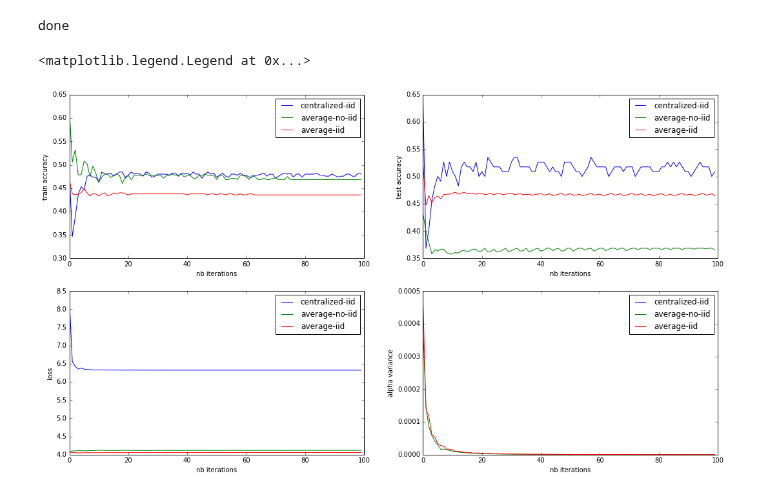
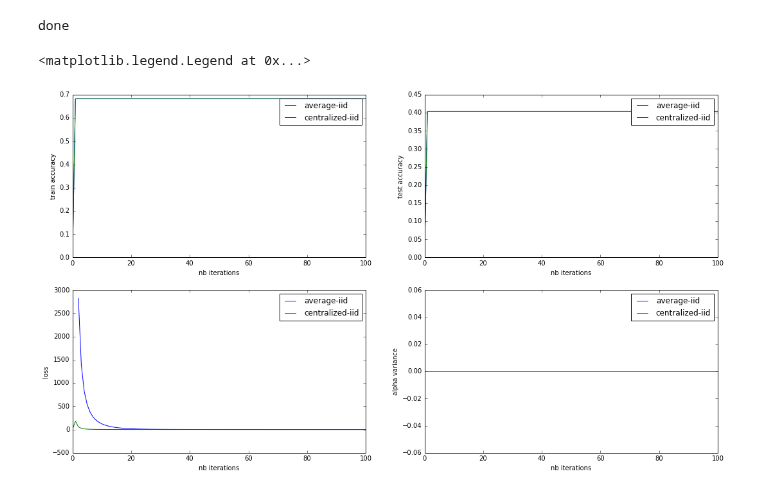
Before and after one commit to vzantedeschi/Dada, a Jupyter notebook: notebooks/Average Algorithm Study.ipynb, the cells around one changed output. Saved outputs shown, nothing was run; the diff lists cells and outputs as text; code cells hidden in the pictures.

Commit message:
central accuracy, tests, notebook update

```diff
--- a/notebooks/Average Algorithm Study.ipynb
+++ b/notebooks/Average Algorithm Study.ipynb
@@ -41,7 +41,7 @@ for n1, n2 in zip(nodes_iid, nodes_no_iid):
 
 # set callbacks for optimization analysis
 callbacks = {
-    'mean-accuracy': [mean_accuracy, []],
+    'accuracy': [central_accuracy, []],
     'loss': [loss, []],
     'alpha-variance': [alpha_variance, []]
 }
@@ -54,8 +54,8 @@ results["centralized-iid"] = centralized_FW(nodes_copy, D, NB_ITER, callbacks=ca
 nodes_copy = deepcopy(nodes_iid)
 results["average-iid"] = average_FW(nodes_copy, D, NB_ITER, callbacks=callbacks)
 
-nodes_copy = deepcopy(nodes_no_iid)
-results["average-no-iid"] = average_FW(nodes_copy, D, NB_ITER, callbacks=callbacks)
+# nodes_copy = deepcopy(nodes_no_iid)
+# results["average-no-iid"] = average_FW(nodes_copy, D, NB_ITER, callbacks=callbacks)
 
 print("done")
 # %% [output]
@@ -68,35 +68,35 @@ plt.xlabel('nb iterations')
 plt.ylabel('train accuracy')
 
 for k, r_list in results.items():
-    plt.plot(range(NB_ITER), [r['mean-accuracy'][0] for r in r_list], label='{}'.format(k))
+    plt.plot(range(NB_ITER+1), [r['accuracy'][0] for r in r_list], label='{}'.format(k))
 plt.legend()
 
 plt.subplot(222)
 plt.xlabel('nb iterations')
 plt.ylabel('test accuracy')
 
 for k, r_list in results.items():
-    plt.plot(range(NB_ITER), [r['mean-accuracy'][1] for r in r_list], label='{}'.format(k))
+    plt.plot(range(NB_ITER+1), [r['accuracy'][1] for r in r_list], label='{}'.format(k))
 
 plt.legend()
 
 plt.subplot(223)
 plt.xlabel('nb iterations')
 plt.ylabel('loss')
 
 for k, r_list in results.items():
-    plt.plot(range(NB_ITER), [r['loss'] for r in r_list], label='{}'.format(k))
+    plt.plot(range(NB_ITER+1), [r['loss'] for r in r_list], label='{}'.format(k))
 
 plt.legend()
 
 plt.subplot(224)
 plt.xlabel('nb iterations')
 plt.ylabel('alpha variance')
 
 for k, r_list in results.items():
-    plt.plot(range(NB_ITER), [r['alpha-variance'] for r in r_list], label='{}'.format(k))
+    plt.plot(range(NB_ITER+1), [r['alpha-variance'] for r in r_list], label='{}'.format(k))
 
 plt.legend()
 # %% [output]
 <matplotlib.legend.Legend at 0x...>
-[figure, old version]
+[figure, new version]
```
Also changed, not shown: parts of 1 cell of this notebook, 3 other files.
